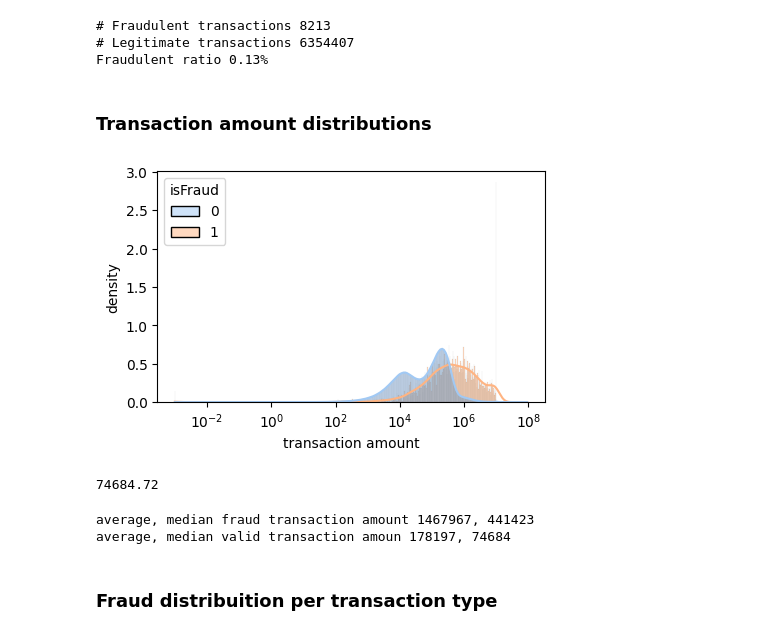
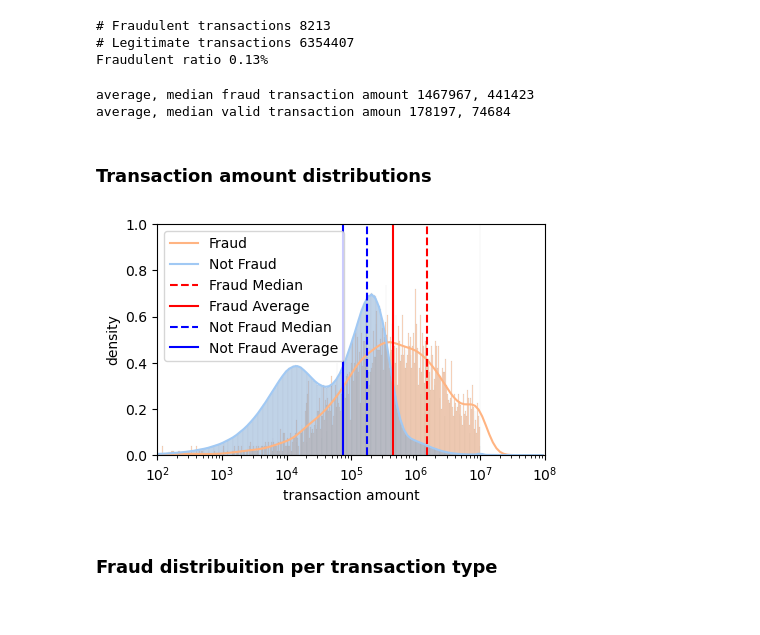
Before and after one commit to wolfbrr/ThesisDS, a Jupyter notebook: EDA/Exploratory_Data_Analysis.ipynb, the cells around one changed output. Drawn from its saved outputs; the diff is of its cells as text; code cells hidden in the pictures.

Commit message:
adding examples to git, calc consequitive fraud in eda

```diff
--- a/EDA/Exploratory_Data_Analysis.ipynb
+++ b/EDA/Exploratory_Data_Analysis.ipynb
@@ -78,7 +78,7 @@ import seaborn as sns
 # %% [markdown]
 ### Data Loading
 # %%
-df_fraud=pd.read_csv('../data/paysim1/PS_20174392719_1491204439457_log.csv')
+df_fraud=pd.read_csv('../DATA/paysim1/PS_20174392719_1491204439457_log.csv')
 display(df_fraud)
 # %% [output]
 |  | step | type | amount | nameOrig | oldbalanceOrg | newbalanceOrig | nameDest | oldbalanceDest | ... |
@@ -234,42 +234,49 @@ print('Fraudulent ratio %.2f%%' % x)
 # Fraudulent transactions 8213
 # Legitimate transactions 6354407
 Fraudulent ratio 0.13%
+# %%
+x = df_fraud[df_fraud['isFraud']==True]['amount']
+fraud_median, fraud_average = (x.mean(),x.median())
+
+print(f'average, median fraud transaction amount %d, %d' % (fraud_median, fraud_average))
+x = df_fraud[df_fraud['isFraud']==False]['amount']
+valid_median, valid_average = (x.mean(),x.median())
+
+print(f'average, median valid transaction amoun %d, %d' % (valid_median, valid_average))
+# %% [output]
+average, median fraud transaction amount 1467967, 441423
+average, median valid transaction amoun 178197, 74684
 # %% [markdown]
 ### Transaction amount distributions
 # %%
 import warnings
 warnings.filterwarnings('ignore')
 
 def histplot_eda(data):
     plt.figure(figsize=(5, 3))
     palette = sns.color_palette("pastel")
     df=data.copy()
     df['amount'] +=0.001
-    histplot = sns.histplot(data=df,
+    sns.histplot(data=df,
                             x='amount',
                             kde=True,
                             hue='isFraud',
                             stat="density",
                             common_norm=False,
                             palette=palette, log_scale=True)
 
-    histplot.set_ylabel('density')
-    histplot.set_xlabel('transaction amount')
+    plt.ylabel('density')
+    plt.xlabel('transaction amount')
+    plt.xlim(100,10**8)
+    plt.ylim(0,1)
 
+    plt.axvline(x = fraud_median, color = 'r', linestyle='--', label = 'Fraud median')
+    plt.axvline(x = fraud_average, color = 'r', label = 'Fraud average')
+    plt.axvline(x = valid_median, color = 'b', linestyle='--', label = 'not Fraud median')
+    plt.axvline(x = valid_average, color = 'b', label = 'not Fraud average')
+    plt.legend(labels=['Fraud','Not Fraud','Fraud Median','Fraud Average','Not Fraud Median','Not Fraud Average'])
 histplot_eda(df_fraud)
 # %% [output]
-[figure, old version]
+[figure, new version]
-# %%
-df_fraud[df_fraud['isFraud']==False]['amount'].median()
-# %% [output]
-74684.72
-# %%
-x = df_fraud[df_fraud['isFraud']==True]['amount']
-print(f'average, median fraud transaction amount %d, %d' % (x.mean(),x.median()))
-x = df_fraud[df_fraud['isFraud']==False]['amount']
-print(f'average, median valid transaction amoun %d, %d' % (x.mean(),x.median()))
-# %% [output]
-average, median fraud transaction amount 1467967, 441423
-average, median valid transaction amoun 178197, 74684
 # %% [markdown]
 ### Fraud distribuition per transaction type
```
Also changed, not shown: parts of 16 cells of this notebook, 27 other files.
